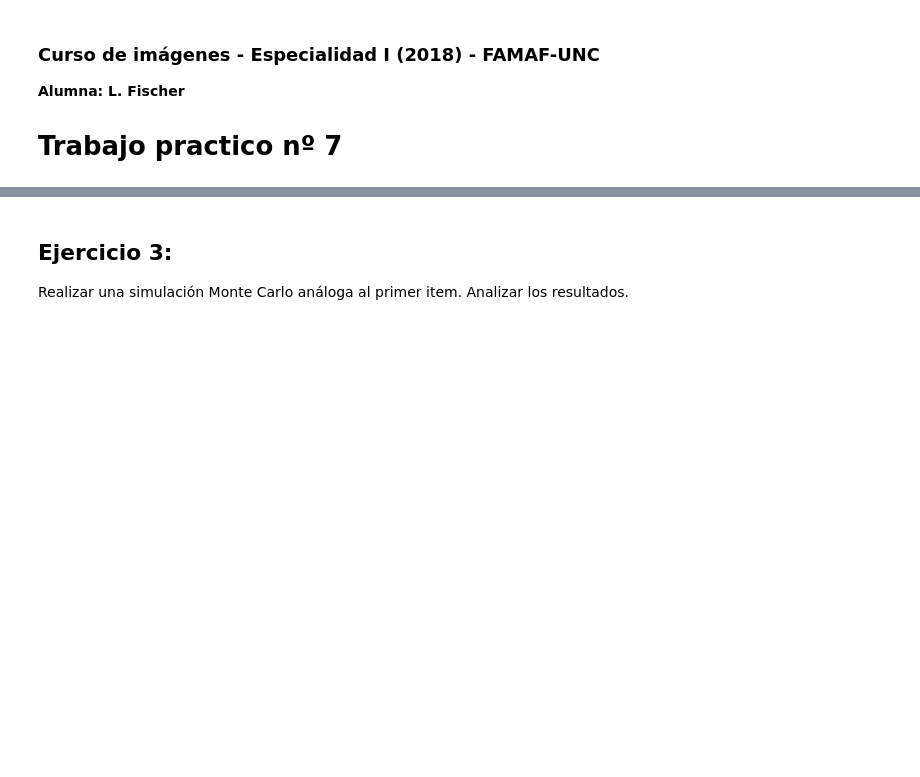
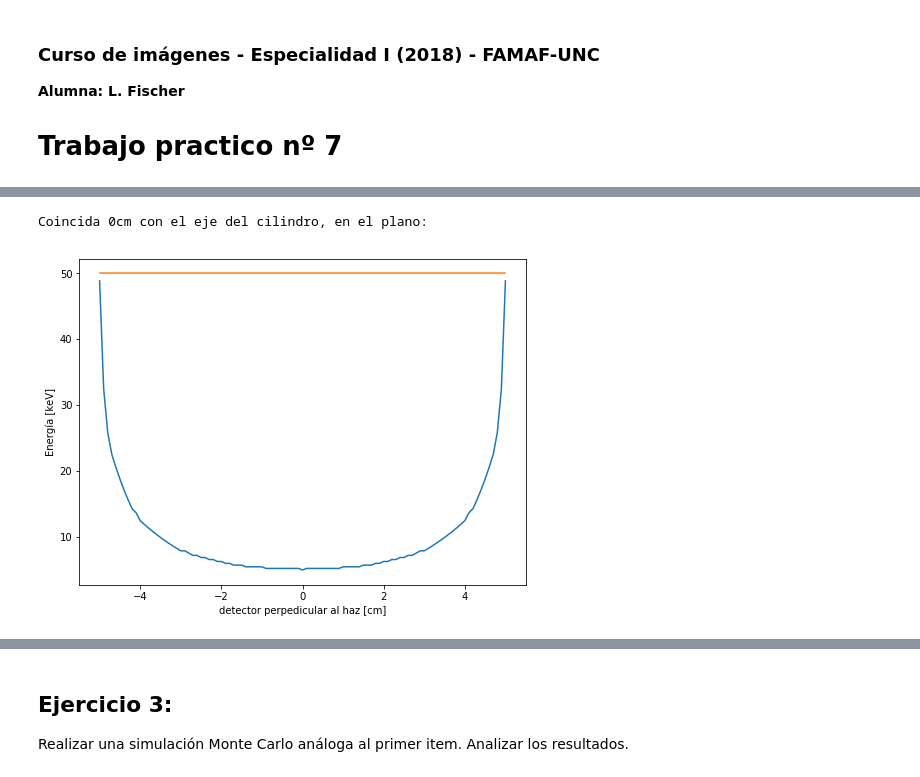
Before and after one commit to pap84/cim-practicos, a Jupyter notebook: larisa/Practico 7.ipynb, the cells around one changed output, grey strips where cells are left out. Drawn from its saved outputs; the diff is of its cells as text; code cells hidden in the pictures; blank space fills up the shorter version.

```diff
--- a/larisa/Practico 7.ipynb
+++ b/larisa/Practico 7.ipynb
@@ -47,0 +71,27 @@ print(detector)
+# %%
+#Pongo un detecto que sera un vector
+vec_detect = np.zeros(N)
+suma = np.zeros(N)
+
+for j in range(N):
+    suma[j] = np.sum(matriz_espacio[j,:])
+
+vec_detect = E0* np.exp(- mu * suma * Delta_x)
+
+#GRAFICO lo obtenido en el detector:
+
+print(u'Coincida 0cm con el eje del cilindro, en el plano:')
+
+ejex = np.arange(N)/10. - 5.
+
+fig = plt.figure(figsize=(8,6))
+
+p1= plt.plot(ejex, vec_detect)
+p2=plt.plot([-5,5], [50,50], label= 'Energía E0')
+plt.xlabel(u'detector perpedicular al haz [cm]')
+plt.ylabel(u'Energía [keV]')
+
+plt.show()
+# %% [output]
+Coincida 0cm con el eje del cilindro, en el plano:
+[figure, added]
```
Also changed, not shown: parts of 12 cells of this notebook, 4 other files.
